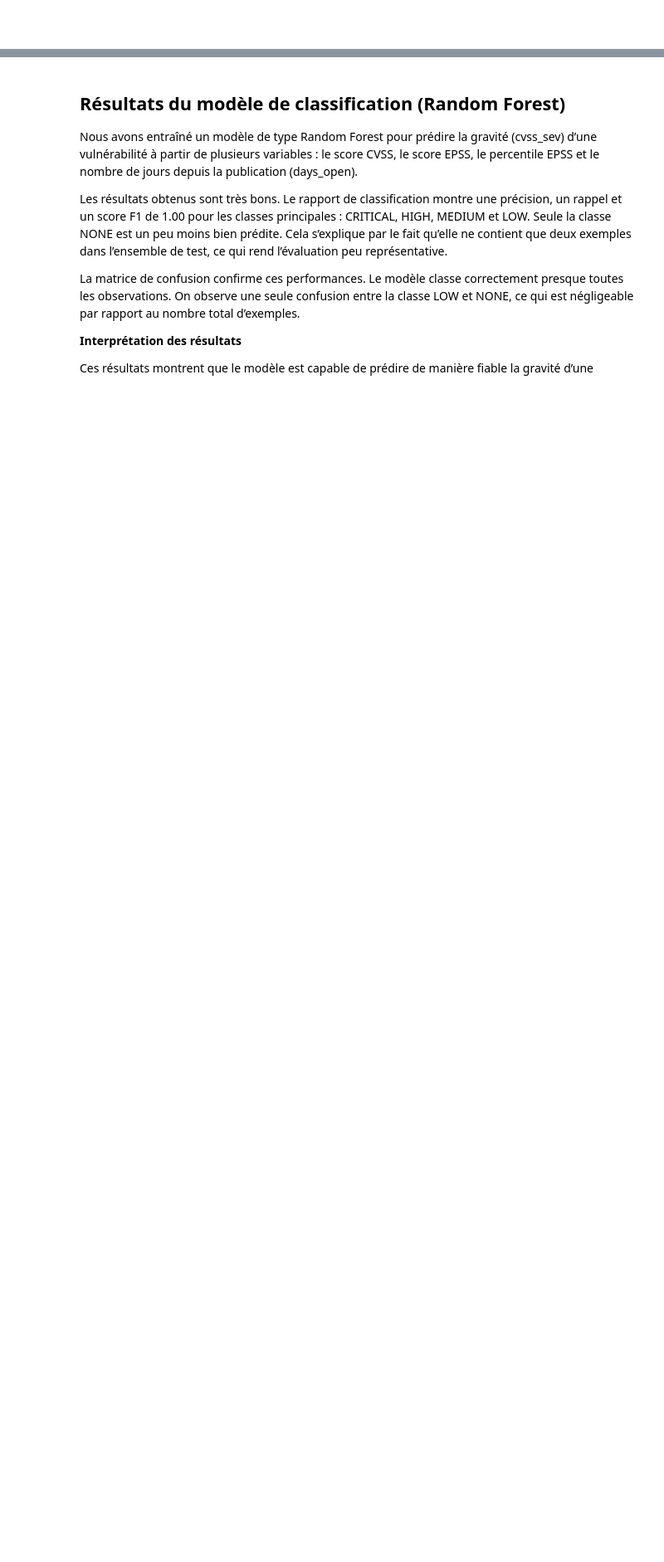
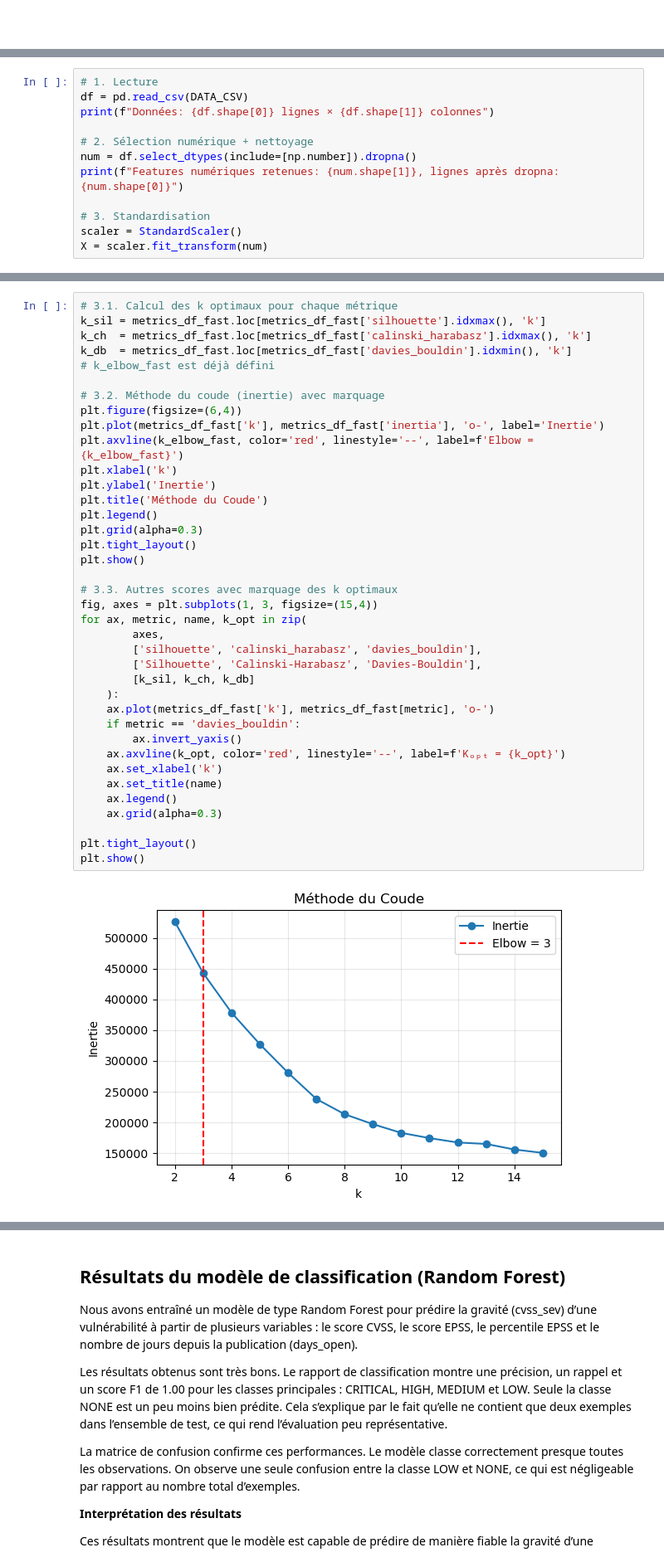
Before and after one commit to DorDNS/AtelierDS_PRJ, a Jupyter notebook: notebooks/analysis.ipynb, the cells around one changed output, grey strips where cells are left out. Shown at 83% size. Saved outputs shown, nothing was run; the diff lists cells and outputs as text; blank space fills up the shorter version.

```diff
--- a/notebooks/analysis.ipynb
+++ b/notebooks/analysis.ipynb
@@ -1316,0 +1319,12 @@ Ainsi, prendre en compte le nombre de révisions d'un bulletin peut fournir un o
+# %%
+# 1. Lecture
+df = pd.read_csv(DATA_CSV)
+print(f"Données: {df.shape[0]} lignes × {df.shape[1]} colonnes")
+
+# 2. Sélection numérique + nettoyage
+num = df.select_dtypes(include=[np.number]).dropna()
+print(f"Features numériques retenues: {num.shape[1]}, lignes après dropna: {num.shape[0]}")
+
+# 3. Standardisation
+scaler = StandardScaler()
+X = scaler.fit_transform(num)
@@ -1316,0 +1415,40 @@ Ainsi, prendre en compte le nombre de révisions d'un bulletin peut fournir un o
+# %%
+# 3.1. Calcul des k optimaux pour chaque métrique
+k_sil = metrics_df_fast.loc[metrics_df_fast['silhouette'].idxmax(), 'k']
+k_ch  = metrics_df_fast.loc[metrics_df_fast['calinski_harabasz'].idxmax(), 'k']
+k_db  = metrics_df_fast.loc[metrics_df_fast['davies_bouldin'].idxmin(), 'k']
+# k_elbow_fast est déjà défini
+
+# 3.2. Méthode du coude (inertie) avec marquage
+plt.figure(figsize=(6,4))
+plt.plot(metrics_df_fast['k'], metrics_df_fast['inertia'], 'o-', label='Inertie')
+plt.axvline(k_elbow_fast, color='red', linestyle='--', label=f'Elbow = {k_elbow_fast}')
+plt.xlabel('k')
+plt.ylabel('Inertie')
+plt.title('Méthode du Coude')
+plt.legend()
+plt.grid(alpha=0.3)
+plt.tight_layout()
+plt.show()
+
+# 3.3. Autres scores avec marquage des k optimaux
+fig, axes = plt.subplots(1, 3, figsize=(15,4))
+for ax, metric, name, k_opt in zip(
+        axes,
+        ['silhouette', 'calinski_harabasz', 'davies_bouldin'],
+        ['Silhouette', 'Calinski-Harabasz', 'Davies-Bouldin'],
+        [k_sil, k_ch, k_db]
+    ):
+    ax.plot(metrics_df_fast['k'], metrics_df_fast[metric], 'o-')
+    if metric == 'davies_bouldin':
+        ax.invert_yaxis()
+    ax.axvline(k_opt, color='red', linestyle='--', label=f'Kₒₚₜ = {k_opt}')
+    ax.set_xlabel('k')
+    ax.set_title(name)
+    ax.legend()
+    ax.grid(alpha=0.3)
+
+plt.tight_layout()
+plt.show()
+# %% [output]
+[figure, added]
```
Also changed, not shown: parts of 22 cells of this notebook, 1 other file.
